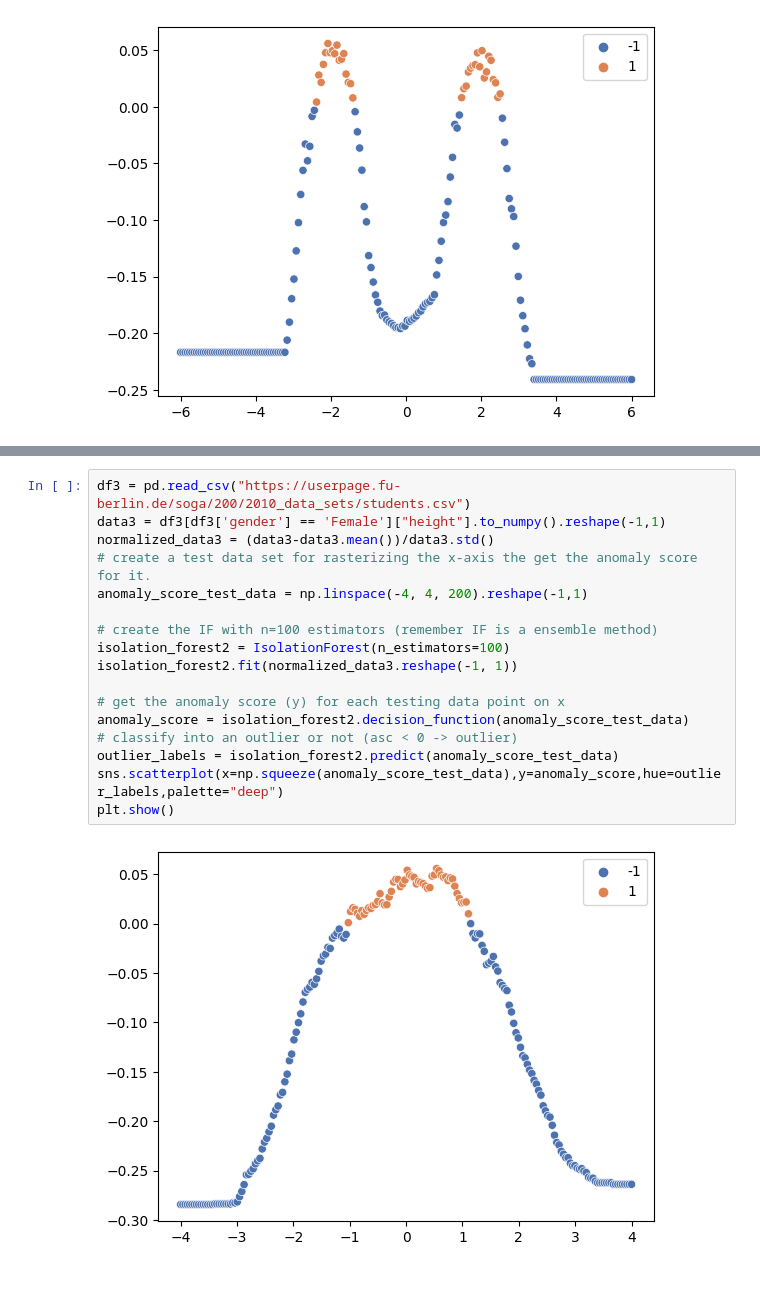
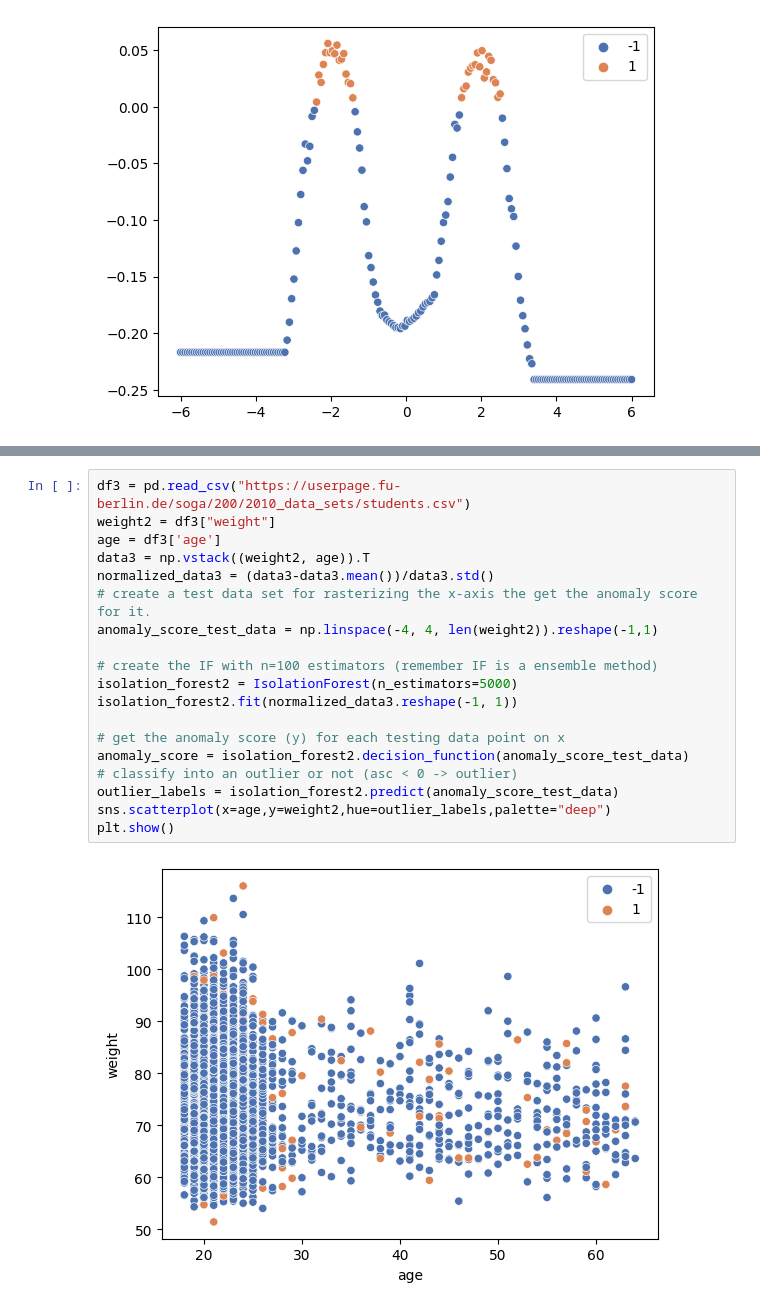
Before and after one commit to EstrixDS/AML, a Jupyter notebook: Ex4.IsolationForest.ipynb, the cells around one changed output, grey strips where cells are left out. Drawn from its saved outputs; the diff is of its cells as text; blank space fills up the shorter version.

```diff
--- a/Ex4.IsolationForest.ipynb
+++ b/Ex4.IsolationForest.ipynb
@@ -166,19 +168,21 @@ plt.show()
 # %%
 df3 = pd.read_csv("https://userpage.fu-berlin.de/soga/200/2010_data_sets/students.csv")
-data3 = df3[df3['gender'] == 'Female']["height"].to_numpy().reshape(-1,1)
+weight2 = df3["weight"]
+age = df3['age']
+data3 = np.vstack((weight2, age)).T
 normalized_data3 = (data3-data3.mean())/data3.std()
 # create a test data set for rasterizing the x-axis the get the anomaly score for it.
-anomaly_score_test_data = np.linspace(-4, 4, 200).reshape(-1,1)
+anomaly_score_test_data = np.linspace(-4, 4, len(weight2)).reshape(-1,1)
 
 # create the IF with n=100 estimators (remember IF is a ensemble method)
-isolation_forest2 = IsolationForest(n_estimators=100)
+isolation_forest2 = IsolationForest(n_estimators=5000)
 isolation_forest2.fit(normalized_data3.reshape(-1, 1))
 
 # get the anomaly score (y) for each testing data point on x
 anomaly_score = isolation_forest2.decision_function(anomaly_score_test_data)
 # classify into an outlier or not (asc < 0 -> outlier)
 outlier_labels = isolation_forest2.predict(anomaly_score_test_data)
-sns.scatterplot(x=np.squeeze(anomaly_score_test_data),y=anomaly_score,hue=outlier_labels,palette="deep")
+sns.scatterplot(x=age,y=weight2,hue=outlier_labels,palette="deep")
 plt.show()
 # %% [output]
-[figure, old version]
+[figure, new version]
```
Also changed, not shown: parts of 2 cells of this notebook, 4 other files.
